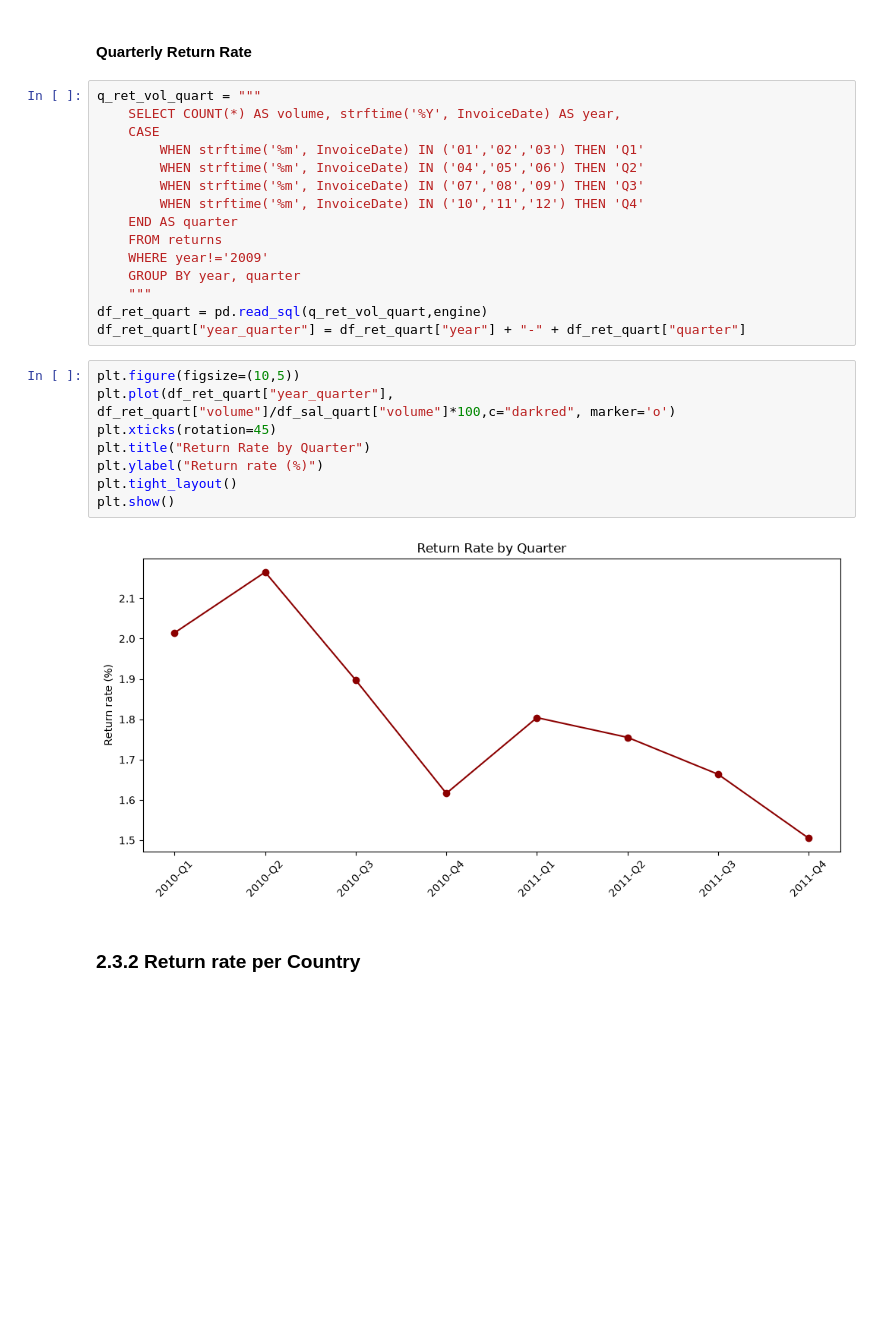
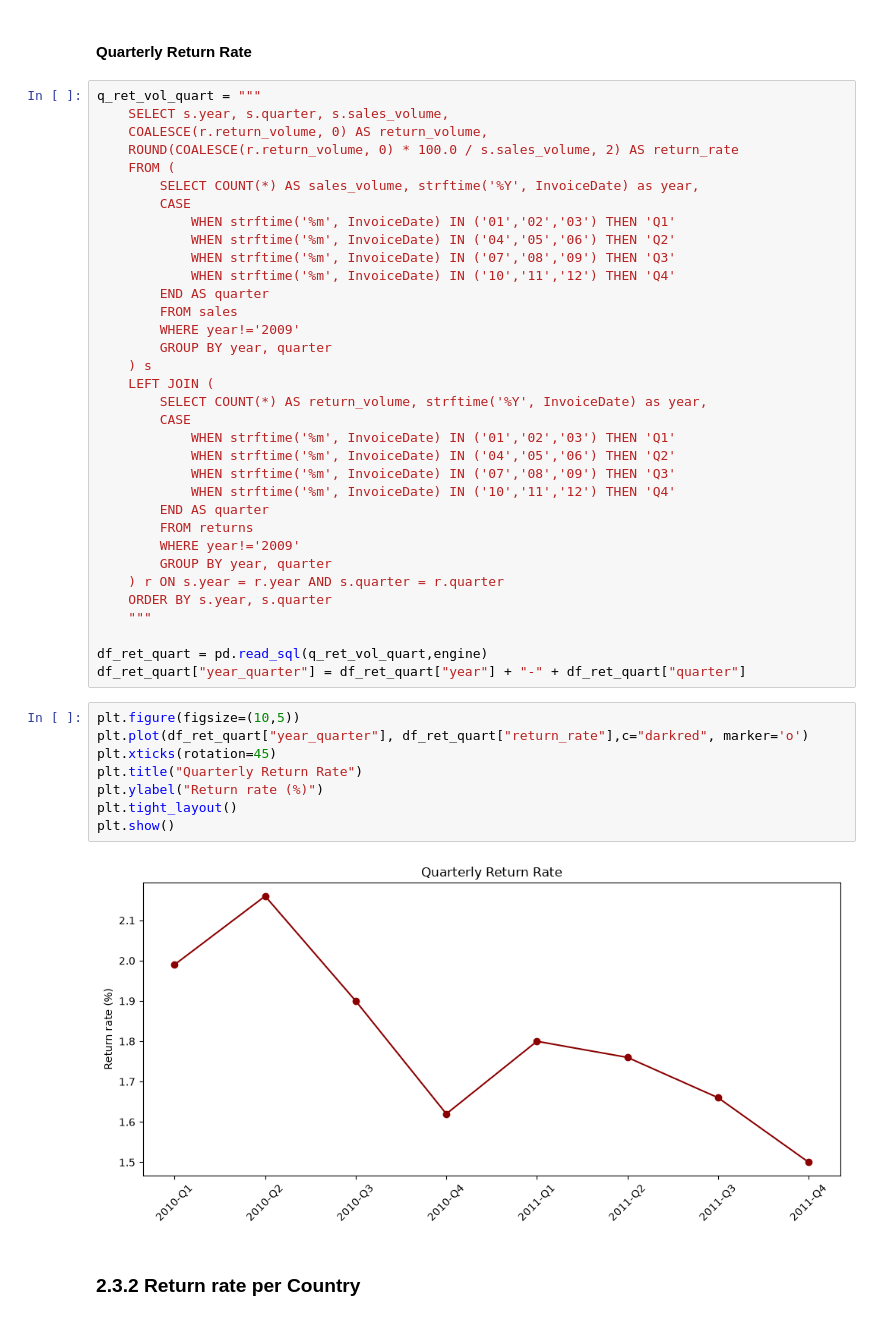
Before and after one commit to Sara-Munafo/retail-sales-analysis, a Jupyter notebook: notebooks/02_analysis.ipynb, the cells around one changed output. Drawn from its saved outputs; the diff is of its cells as text; blank space fills up the shorter version.

Commit message:
sql analysis: continued returns analysis

```diff
--- a/notebooks/02_analysis.ipynb
+++ b/notebooks/02_analysis.ipynb
@@ -318,29 +341,48 @@ To gather insight on the actual trend in returns, and what they are caused by, i
 #### **Quarterly Return Rate**
 # %%
 q_ret_vol_quart = """
-    SELECT COUNT(*) AS volume, strftime('%Y', InvoiceDate) AS year,
-    CASE
-        WHEN strftime('%m', InvoiceDate) IN ('01','02','03') THEN 'Q1'
-        WHEN strftime('%m', InvoiceDate) IN ('04','05','06') THEN 'Q2'
-        WHEN strftime('%m', InvoiceDate) IN ('07','08','09') THEN 'Q3'
-        WHEN strftime('%m', InvoiceDate) IN ('10','11','12') THEN 'Q4'
-    END AS quarter
-    FROM returns
-    WHERE year!='2009'
-    GROUP BY year, quarter
+    SELECT s.year, s.quarter, s.sales_volume,
+    COALESCE(r.return_volume, 0) AS return_volume,
+    ROUND(COALESCE(r.return_volume, 0) * 100.0 / s.sales_volume, 2) AS return_rate
+    FROM (
+        SELECT COUNT(*) AS sales_volume, strftime('%Y', InvoiceDate) as year,
+        CASE
+            WHEN strftime('%m', InvoiceDate) IN ('01','02','03') THEN 'Q1'
+            WHEN strftime('%m', InvoiceDate) IN ('04','05','06') THEN 'Q2'
+            WHEN strftime('%m', InvoiceDate) IN ('07','08','09') THEN 'Q3'
+            WHEN strftime('%m', InvoiceDate) IN ('10','11','12') THEN 'Q4'
+        END AS quarter
+        FROM sales
+        WHERE year!='2009'
+        GROUP BY year, quarter
+    ) s
+    LEFT JOIN (
+        SELECT COUNT(*) AS return_volume, strftime('%Y', InvoiceDate) as year,
+        CASE
+            WHEN strftime('%m', InvoiceDate) IN ('01','02','03') THEN 'Q1'
+            WHEN strftime('%m', InvoiceDate) IN ('04','05','06') THEN 'Q2'
+            WHEN strftime('%m', InvoiceDate) IN ('07','08','09') THEN 'Q3'
+            WHEN strftime('%m', InvoiceDate) IN ('10','11','12') THEN 'Q4'
+        END AS quarter
+        FROM returns
+        WHERE year!='2009'
+        GROUP BY year, quarter
+    ) r ON s.year = r.year AND s.quarter = r.quarter
+    ORDER BY s.year, s.quarter
     """
+
 df_ret_quart = pd.read_sql(q_ret_vol_quart,engine)
 df_ret_quart["year_quarter"] = df_ret_quart["year"] + "-" + df_ret_quart["quarter"]
 # %%
 plt.figure(figsize=(10,5))
-plt.plot(df_ret_quart["year_quarter"], df_ret_quart["volume"]/df_sal_quart["volume"]*100,c="darkred", marker='o')
+plt.plot(df_ret_quart["year_quarter"], df_ret_quart["return_rate"],c="darkred", marker='o')
 plt.xticks(rotation=45)
-plt.title("Return Rate by Quarter")
+plt.title("Quarterly Return Rate")
 plt.ylabel("Return rate (%)")
 plt.tight_layout()
 plt.show()
 # %% [output]
-[figure, old version]
+[figure, new version]
 # %% [markdown]
 ### 2.3.2 Return rate per Country
 # %%
```
Also changed, not shown: parts of 15 cells of this notebook, 1 other file.
